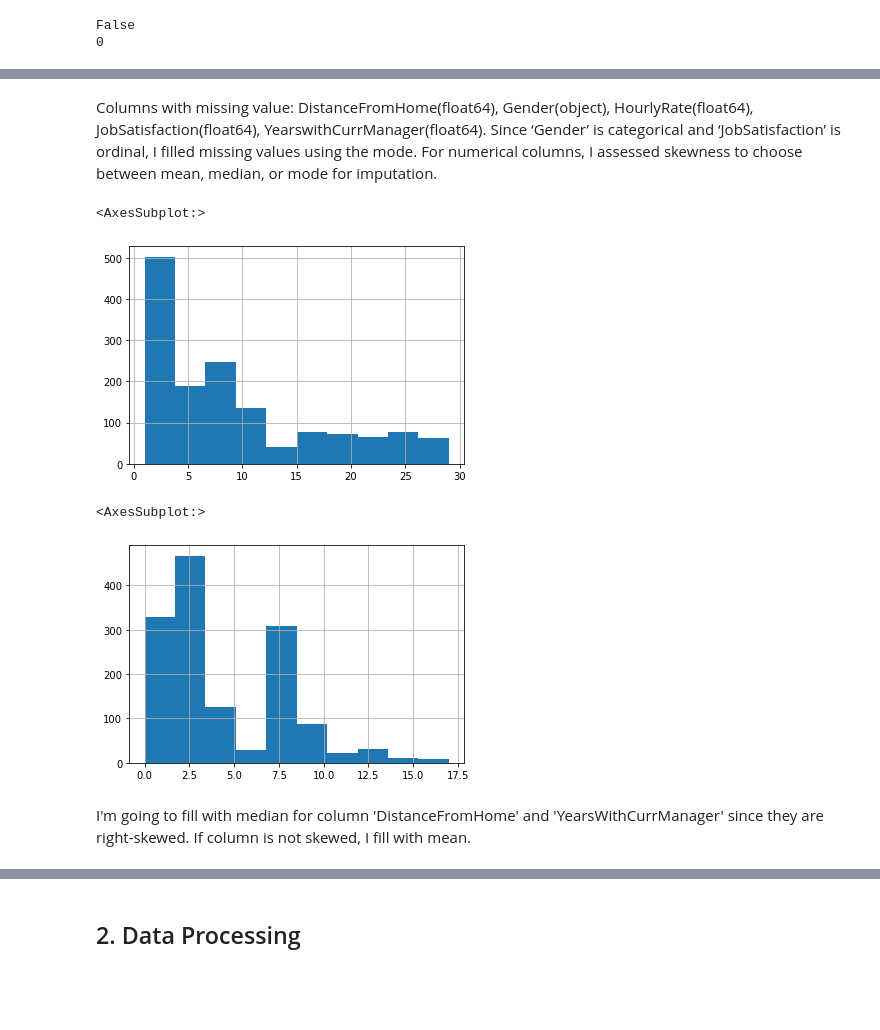
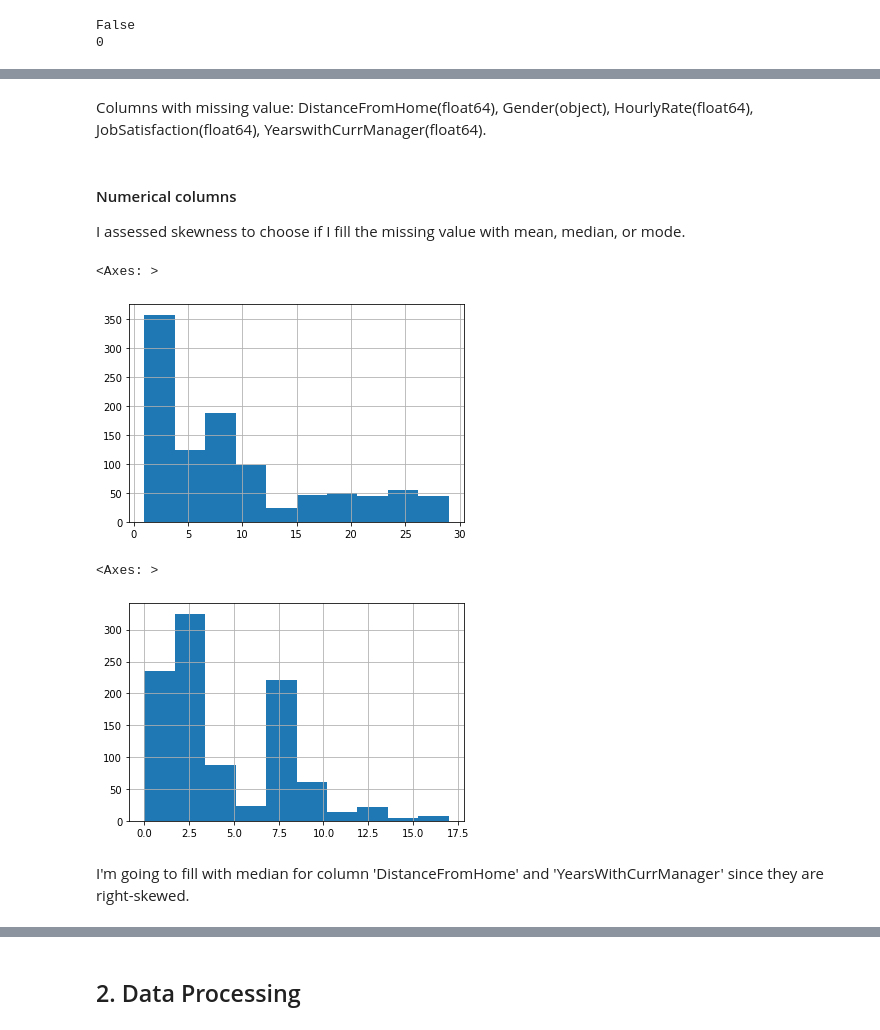
Before and after one commit to mangoann/EmployeeChurnAnalytics, a Jupyter notebook: Churn_Analytics.ipynb, the cells around one changed output, grey strips where cells are left out. Cells and saved outputs as stored; diff of their text form; code cells hidden in the pictures; blank space fills up the shorter version.

```diff
--- a/Churn_Analytics.ipynb
+++ b/Churn_Analytics.ipynb
@@ -50,0 +36,3 @@ data1.drop(columns=[
+# %%
+no_variance_cols = [col for col in data1.columns if data1[col].nunique() == 1]
+no_variance_cols
@@ -51 +41,3 @@ data1.drop(columns=[
+# %%
+data1 = data1.drop(columns=no_variance_cols)
 # %% [markdown]
@@ -63,4 +56,6 @@ data1.drop(columns=[
         'EnvironmentSatisfaction',
         'RelationshipSatisfaction'
 ], inplace=True)
+# %%
+data1.drop(columns='EmpID', inplace=True) #Employee ID is not a feature so dropping it.
 # %% [markdown]
@@ -113,0 +106,8 @@ False
+# %%
+# Random sampling, split into train and test sets
+data1_attributes = data1.drop("Attrition", axis = 1)
+data1_label = data1["Attrition"]
+
+X_train, X_test, y_train, y_test = train_test_split(
+    data1_attributes, data1_label, test_size=0.3, random_state=123
+)
@@ -163,16 +165,18 @@ dtype: int64
 # %% [markdown]
 Columns with missing value:
 DistanceFromHome(float64), Gender(object), HourlyRate(float64), JobSatisfaction(float64), YearswithCurrManager(float64).
-Since ‘Gender’ is categorical and ‘JobSatisfaction’ is ordinal, I filled missing values using the mode. For numerical columns, I assessed skewness to choose between mean, median, or mode for imputation.
+# %% [markdown]
+#### Numerical columns
+I assessed skewness to choose if I fill the missing value with mean, median, or mode.
 # %%
-data1['DistanceFromHome'].hist() # right-skewed
+X_train['DistanceFromHome'].hist() # right-skewed
 # %% [output]
-<AxesSubplot:>
+<Axes: >
-[figure, old version]
+[figure, new version]
 # %%
-data1['YearsWithCurrManager'].hist() #right-skewed
+X_train['YearsWithCurrManager'].hist() #right-skewed
 # %% [output]
-<AxesSubplot:>
+<Axes: >
-[figure, old version]
+[figure, new version]
 # %% [markdown]
-I'm going to fill with median for column 'DistanceFromHome' and 'YearsWithCurrManager' since they are right-skewed. If column is not skewed, I fill with mean.
+I'm going to fill with median for column 'DistanceFromHome' and 'YearsWithCurrManager' since they are right-skewed.
```
Also changed, not shown: parts of 127 cells of this notebook.
